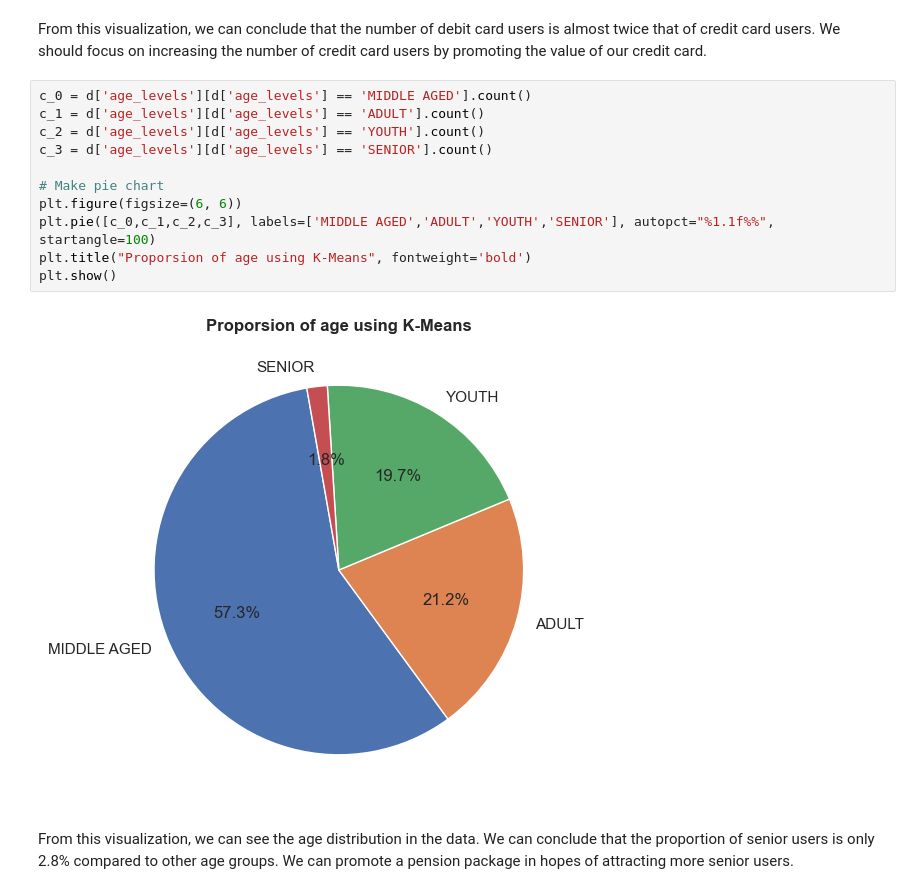
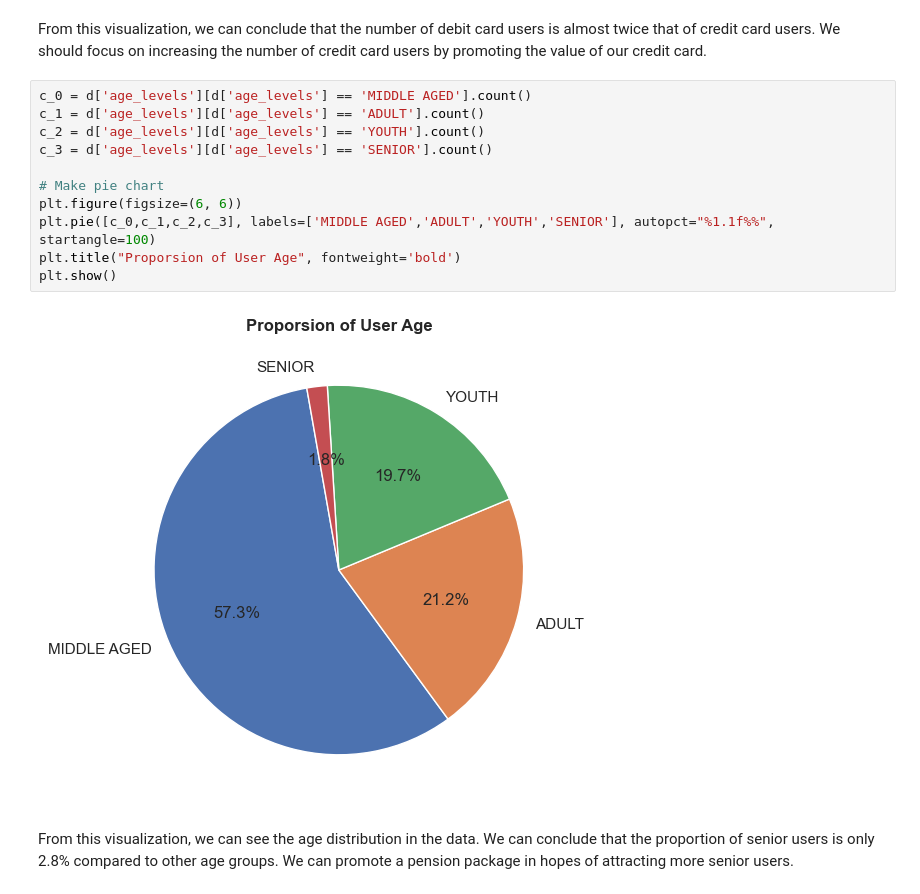
Before and after one commit to ardifarizky/Unlocking-Customer-Insight-Trough-Clustering, a Jupyter notebook: notebook.ipynb, the cells around one changed output. Drawn from its saved outputs; the diff is of its cells as text.

```diff
--- a/notebook.ipynb
+++ b/notebook.ipynb
@@ -305,16 +360,16 @@ From this visualization, we can conclude that the number of debit card users is
 # %%
 c_0 = d['age_levels'][d['age_levels'] == 'MIDDLE AGED'].count()
 c_1 = d['age_levels'][d['age_levels'] == 'ADULT'].count()
 c_2 = d['age_levels'][d['age_levels'] == 'YOUTH'].count()
 c_3 = d['age_levels'][d['age_levels'] == 'SENIOR'].count()
 
 # Make pie chart
 plt.figure(figsize=(6, 6))
 plt.pie([c_0,c_1,c_2,c_3], labels=['MIDDLE AGED','ADULT','YOUTH','SENIOR'], autopct="%1.1f%%", startangle=100)
-plt.title("Proporsion of age using K-Means", fontweight='bold')
+plt.title("Proporsion of User Age", fontweight='bold')
 plt.show()
 # %% [output]
-[figure, old version]
+[figure, new version]
 # %% [markdown]
 From this visualization, we can see the age distribution in the data. We can conclude that the proportion of senior users is only 2.8% compared to other age groups. We can promote a pension package in hopes of attracting more senior users.
 # %% [markdown]
```
Also changed, not shown: parts of 5 cells of this notebook, 1 other file.
